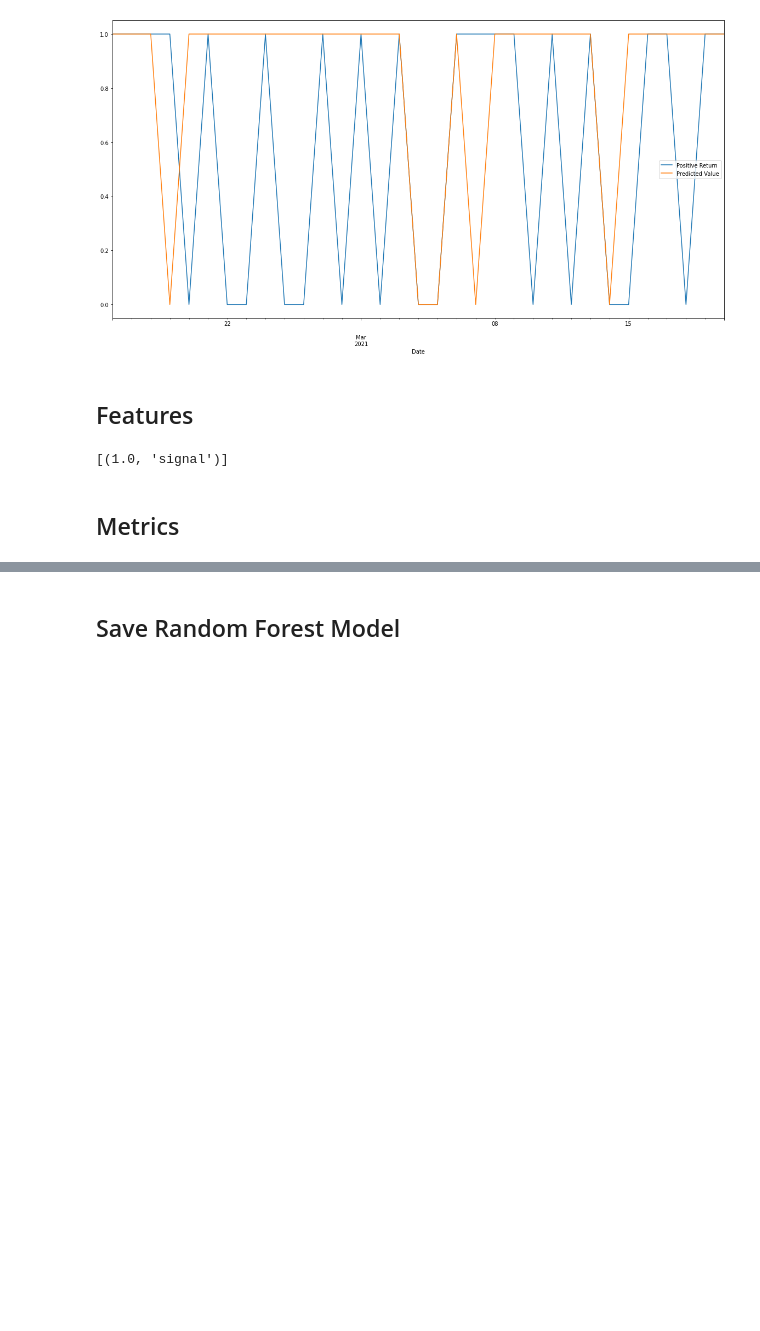
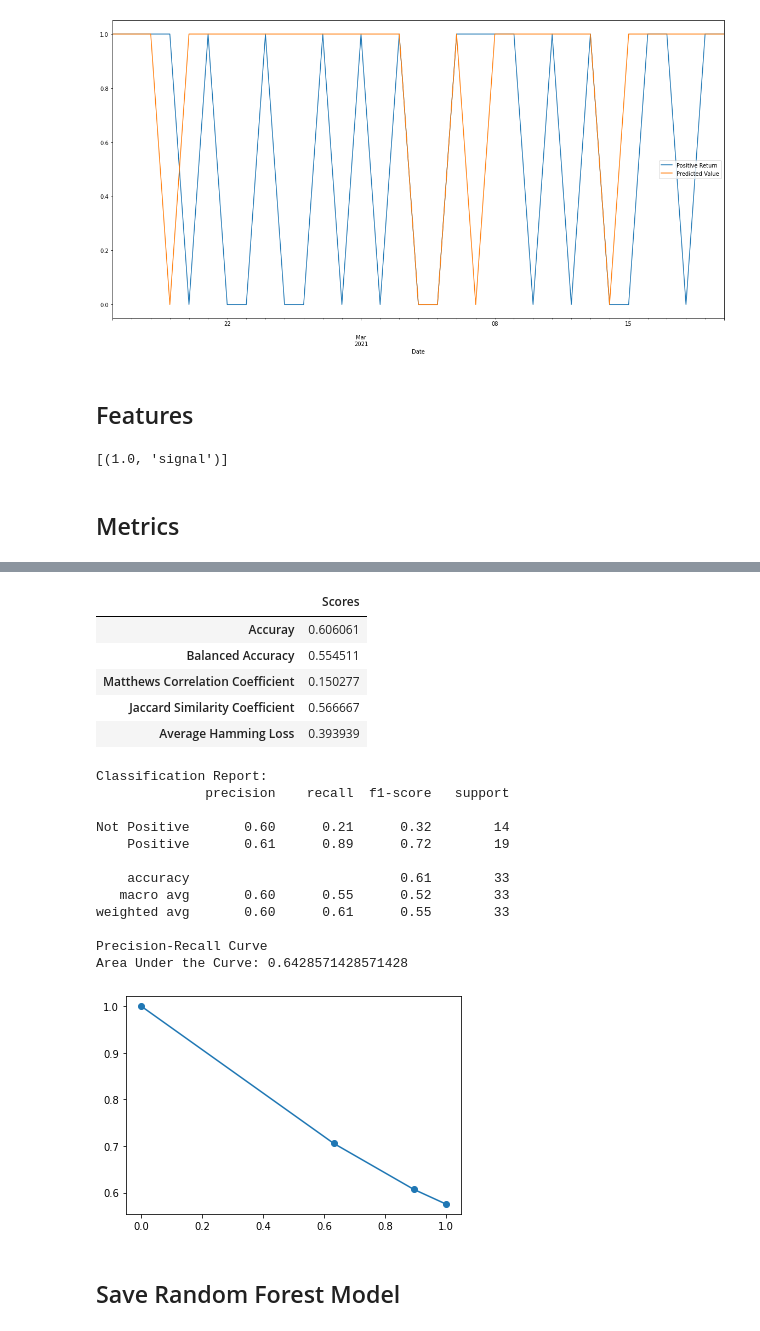
Before and after one commit to maxla777/Project-2, a Jupyter notebook: Monique/ML_models_sentiment.ipynb, the cells around one changed output, grey strips where cells are left out. Cells and saved outputs as stored; diff of their text form; code cells hidden in the pictures; blank space fills up the shorter version.

```diff
--- a/Monique/ML_models_sentiment.ipynb
+++ b/Monique/ML_models_sentiment.ipynb
@@ -367,3 +358,25 @@ Area Under the Curve: 0.643
+# %%
+get_scores(X_test, y_test, RF_predictions, RF_model)
+# %% [output]
+|  | Scores |
+| Accuray | 0.606061 |
+| Balanced Accuracy | 0.554511 |
+| Matthews Correlation Coefficient | 0.150277 |
+| Jaccard Similarity Coefficient | 0.566667 |
+| Average Hamming Loss | 0.393939 |
+Classification Report:
+              precision    recall  f1-score   support
+
+Not Positive       0.60      0.21      0.32        14
+    Positive       0.61      0.89      0.72        19
+
+    accuracy                           0.61        33
+   macro avg       0.60      0.55      0.52        33
+weighted avg       0.60      0.61      0.55        33
+
+Precision-Recall Curve
+Area Under the Curve: 0.6428571428571428
+[figure, added]
 # %% [markdown]
 ## Save Random Forest Model
 # %%
```
Also changed, not shown: parts of 26 cells of this notebook, 1 other file.
